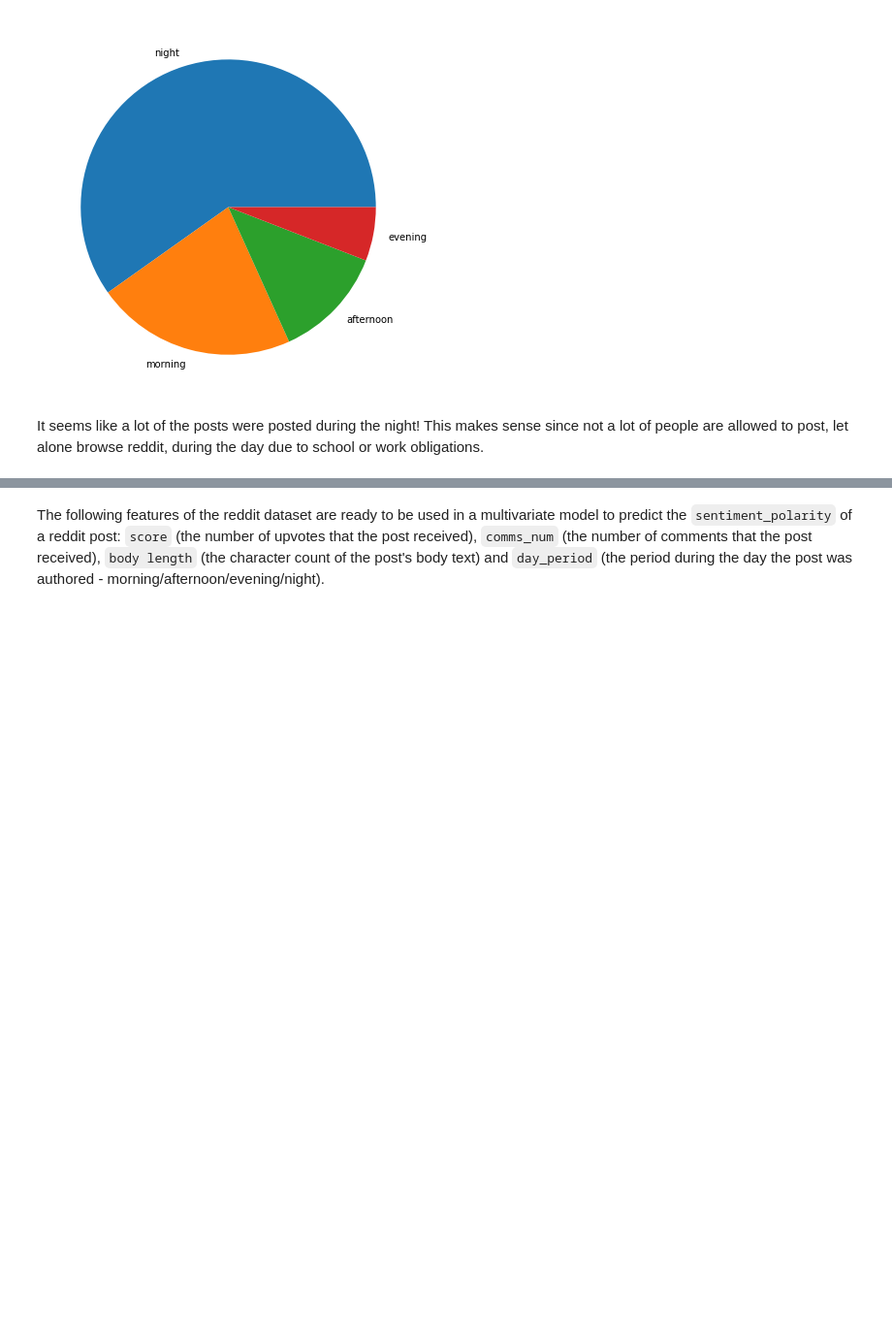
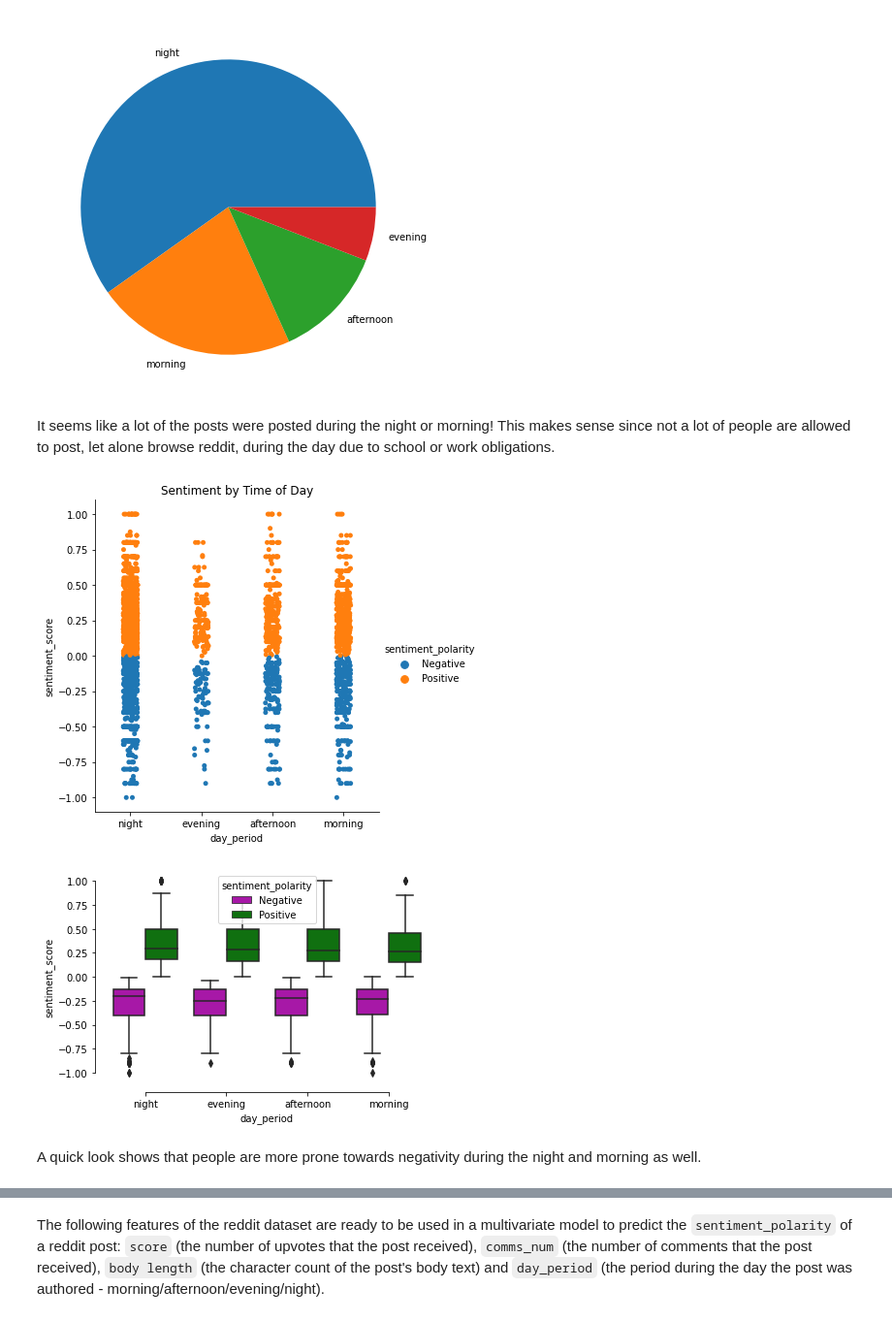
Before and after one commit to DavidFleurantin/INFO-2950-Final-Project, a Jupyter notebook: phaseV/phaseV.ipynb, the cells around one changed output, grey strips where cells are left out. Shown: that part at 97% size. Cells and saved outputs as stored; diff of their text form; code cells hidden in the pictures; blank space fills up the shorter version.

```diff
--- a/phaseV/phaseV.ipynb
+++ b/phaseV/phaseV.ipynb
@@ -372,7 +389,23 @@ plt.show()
 # %% [output]
 [figure]
 # %% [markdown]
-It seems like a lot of the posts were posted during the night! This makes sense since not a lot of people are allowed to post, let alone browse reddit, during the day due to school or work obligations.
+It seems like a lot of the posts were posted during the night or morning! This makes sense since not a lot of people are allowed to post, let alone browse reddit, during the day due to school or work obligations.
+# %%
+sns.catplot(x="day_period", y="sentiment_score", hue="sentiment_polarity", data=reddit_data)
+plt.title('Sentiment by Time of Day')
+plt.show()
+
+
+# Draw a nested boxplot to show bills by day and time
+sns.boxplot(x="day_period", y="sentiment_score",
+            hue="sentiment_polarity", palette=["m", "g"],
+            data=reddit_data)
+sns.despine(offset=10, trim=True)
+# %% [output]
+[figure, added]
+[figure, added]
+# %% [markdown]
+A quick look shows that people are more prone towards negativity during the night and morning as well.
 # %%
 reddit_data.head()
 # %% [output]
```
Also changed, not shown: parts of 10 cells of this notebook, 1 other file.
